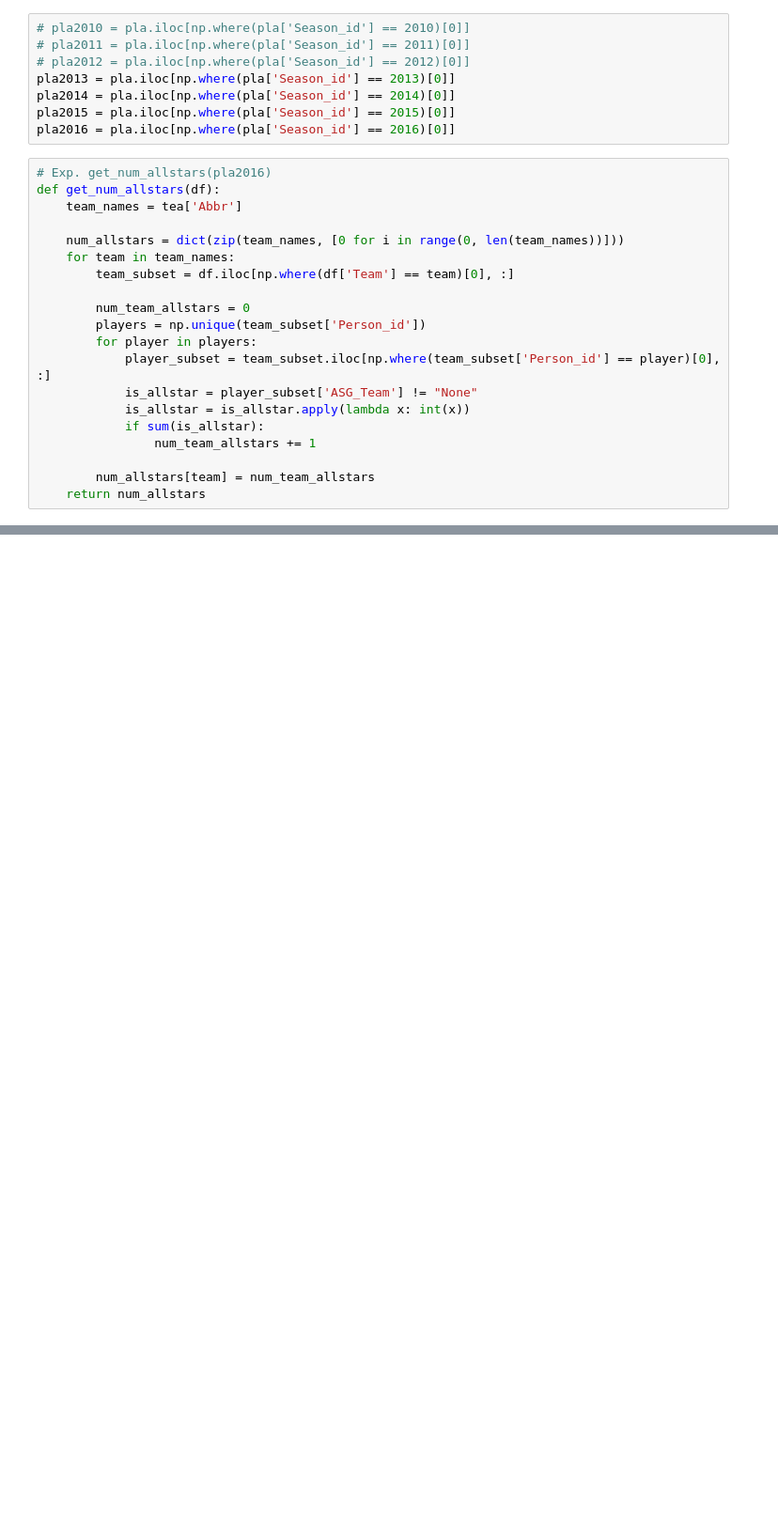
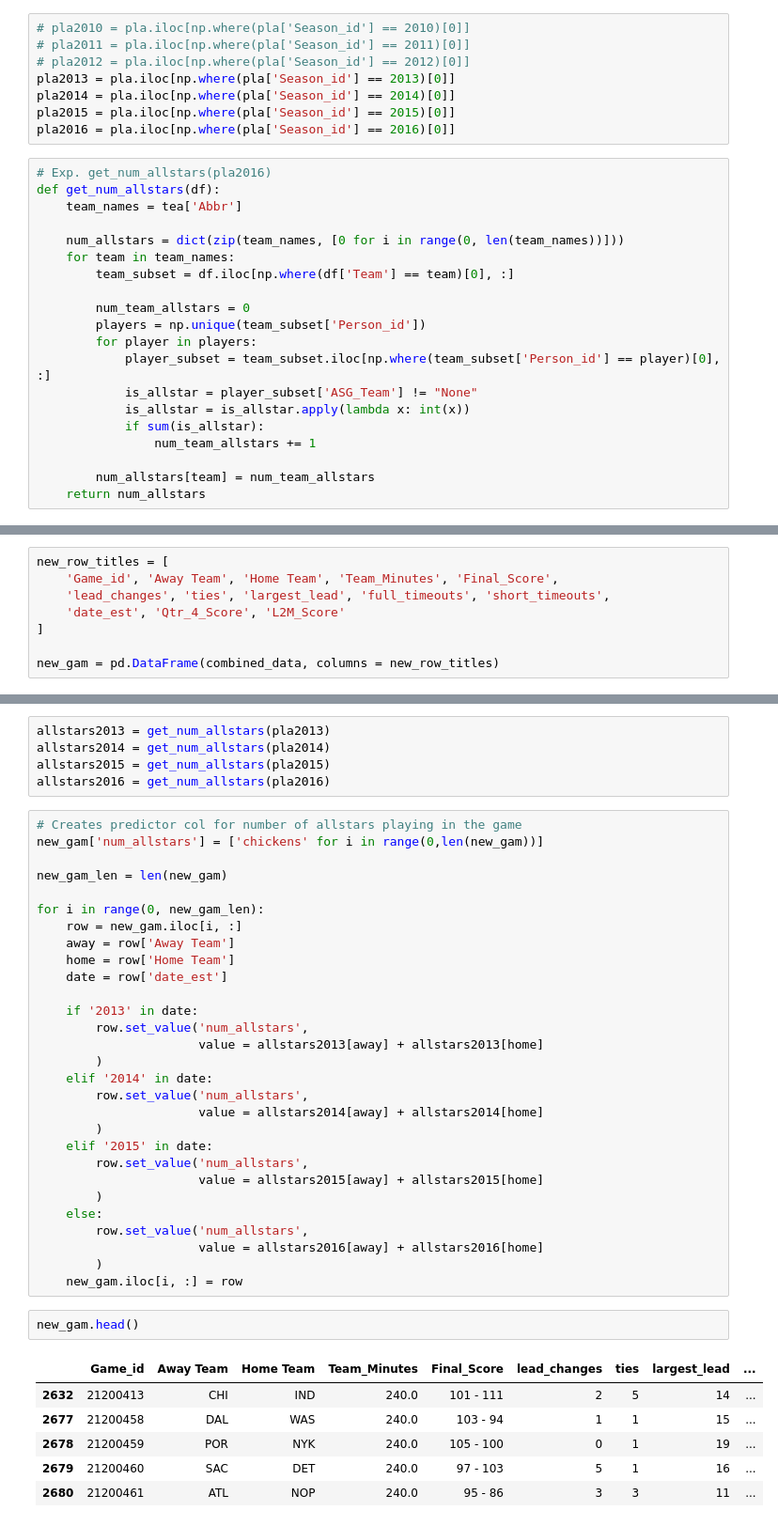
Before and after one commit to leohentschker/nbahack, a Jupyter notebook: data_clean.ipynb, the cells around one changed output, grey strips where cells are left out. Shown: that part at 94% size. Drawn from its saved outputs; the diff is of its cells as text; blank space fills up the shorter version.

Commit message:
got a predictor

```diff
--- a/data_clean.ipynb
+++ b/data_clean.ipynb
@@ -263,0 +253,8 @@ gam
+# %%
+new_row_titles = [
+    'Game_id', 'Away Team', 'Home Team', 'Team_Minutes', 'Final_Score',
+    'lead_changes', 'ties', 'largest_lead', 'full_timeouts', 'short_timeouts',
+    'date_est', 'Qtr_4_Score', 'L2M_Score'
+]
+
+new_gam = pd.DataFrame(combined_data, columns = new_row_titles)
@@ -263,0 +271,43 @@ gam
+# %%
+allstars2013 = get_num_allstars(pla2013)
+allstars2014 = get_num_allstars(pla2014)
+allstars2015 = get_num_allstars(pla2015)
+allstars2016 = get_num_allstars(pla2016)
+# %%
+# Creates predictor col for number of allstars playing in the game
+new_gam['num_allstars'] = ['chickens' for i in range(0,len(new_gam))]
+
+new_gam_len = len(new_gam)
+
+for i in range(0, new_gam_len):
+    row = new_gam.iloc[i, :]
+    away = row['Away Team']
+    home = row['Home Team']
+    date = row['date_est']
+
+    if '2013' in date:
+        row.set_value('num_allstars',
+                      value = allstars2013[away] + allstars2013[home]
+        )
+    elif '2014' in date:
+        row.set_value('num_allstars',
+                      value = allstars2014[away] + allstars2014[home]
+        )
+    elif '2015' in date:
+        row.set_value('num_allstars',
+                      value = allstars2015[away] + allstars2015[home]
+        )
+    else:
+        row.set_value('num_allstars',
+                      value = allstars2016[away] + allstars2016[home]
+        )
+    new_gam.iloc[i, :] = row
+# %%
+new_gam.head()
+# %% [output]
+|  | Game_id | Away Team | Home Team | Team_Minutes | Final_Score | lead_changes | ties | largest_lead | ... |
+| 2632 | 21200413 | CHI | IND | 240.0 | 101 - 111 | 2 | 5 | 14 | ... |
+| 2677 | 21200458 | DAL | WAS | 240.0 | 103 - 94 | 1 | 1 | 15 | ... |
+| 2678 | 21200459 | POR | NYK | 240.0 | 105 - 100 | 0 | 1 | 19 | ... |
+| 2679 | 21200460 | SAC | DET | 240.0 | 97 - 103 | 5 | 1 | 16 | ... |
+| 2680 | 21200461 | ATL | NOP | 240.0 | 95 - 86 | 3 | 3 | 11 | ... |
```
Also changed, not shown: parts of 5 cells of this notebook.
